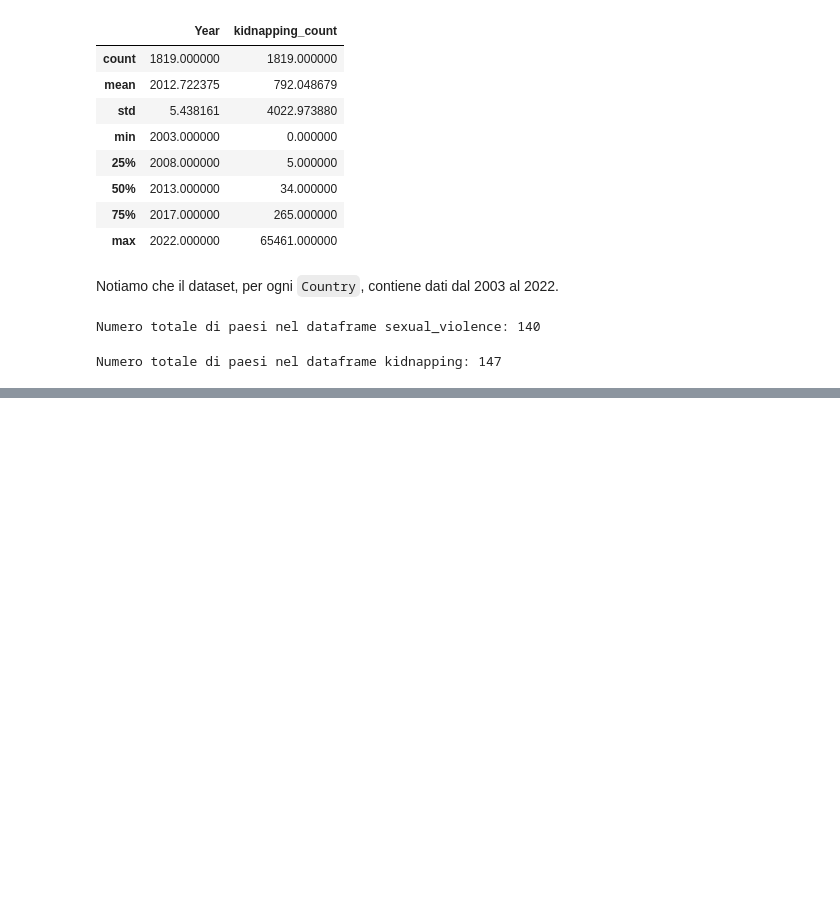
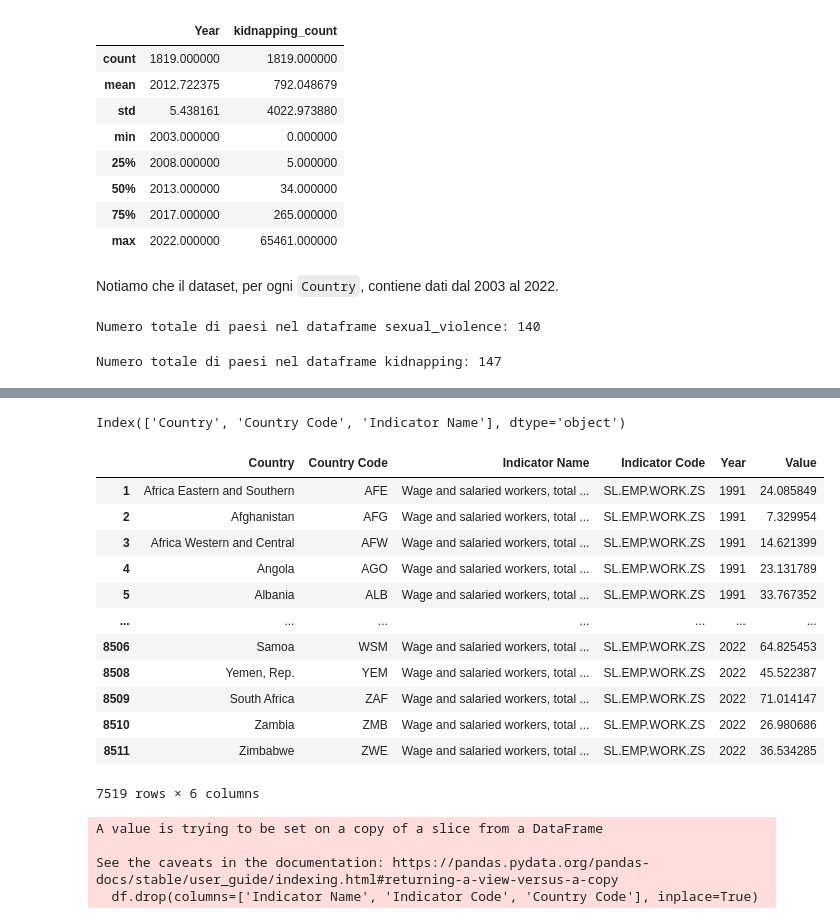
Before and after one commit to lozziopadredeivizzi/CrimeRatePredictor, a Jupyter notebook: crime_rate_prediction.ipynb, the cells around one changed output, grey strips where cells are left out. Saved outputs shown, nothing was run; the diff lists cells and outputs as text; code cells hidden in the pictures; blank space fills up the shorter version.

```diff
--- a/crime_rate_prediction.ipynb
+++ b/crime_rate_prediction.ipynb
@@ -620,3 +642,9 @@ Numero totale di paesi nel dataframe sexual_violence: 140
 print(f"Numero totale di paesi nel dataframe kidnapping: {kidnapping['Country'].unique().size}")
 # %% [output]
 Numero totale di paesi nel dataframe kidnapping: 147
+# %%
+file = "/API_SL.EMP.WORK.ZS_DS2_en_csv_v2_305657.csv"
+if not os.path.exists(file):
+    print("Missing dataset")
+else:
+  df = pd.read_csv(file, index_col=False, encoding='latin1')
@@ -622,0 +661,50 @@ Numero totale di paesi nel dataframe kidnapping: 147
+# %%
+df.fillna(0)
+df.rename(columns={'ï»¿"Country Name"':'Country'}, inplace=True)
+# %%
+columns = df.columns[:3]
+columns
+# %% [output]
+Index(['Country', 'Country Code', 'Indicator Name'], dtype='object')
+# %%
+columns_to_drop = [str(year) for year in range(1960, 1991)]
+
+# Filtrare le colonne da eliminare per includere solo quelle presenti nel DataFrame
+columns_to_drop = [col for col in columns_to_drop if col in df.columns]
+
+# Eliminare le colonne dal DataFrame
+df.drop(columns=columns_to_drop, inplace=True)
+# %%
+df.drop(columns=['Unnamed: 68'], inplace=True)
+# %%
+# Step 2: Utilizzare melt per trasformare le colonne degli anni in righe
+df_melted = pd.melt(df, id_vars=['Country', 'Country Code', 'Indicator Name', 'Indicator Code'],
+                    var_name='Year', value_name='Value')
+
+# Step 3: Convertire la colonna 'Year' in numerico
+df_melted['Year'] = pd.to_numeric(df_melted['Year'], errors='coerce')
+
+# Step 4: Filtrare le righe dove 'Value' è NaN
+df = df_melted.dropna(subset=['Value'])
+df
+# %% [output]
+|  | Country | Country Code | Indicator Name | Indicator Code | Year | Value |
+| 1 | Africa Eastern and Southern | AFE | Wage and salaried workers, total ... | SL.EMP.WORK.ZS | 1991 | 24.085849 |
+| 2 | Afghanistan | AFG | Wage and salaried workers, total ... | SL.EMP.WORK.ZS | 1991 | 7.329954 |
+| 3 | Africa Western and Central | AFW | Wage and salaried workers, total ... | SL.EMP.WORK.ZS | 1991 | 14.621399 |
+| 4 | Angola | AGO | Wage and salaried workers, total ... | SL.EMP.WORK.ZS | 1991 | 23.131789 |
+| 5 | Albania | ALB | Wage and salaried workers, total ... | SL.EMP.WORK.ZS | 1991 | 33.767352 |
+| ... | ... | ... | ... | ... | ... | ... |
+| 8506 | Samoa | WSM | Wage and salaried workers, total ... | SL.EMP.WORK.ZS | 2022 | 64.825453 |
+| 8508 | Yemen, Rep. | YEM | Wage and salaried workers, total ... | SL.EMP.WORK.ZS | 2022 | 45.522387 |
+| 8509 | South Africa | ZAF | Wage and salaried workers, total ... | SL.EMP.WORK.ZS | 2022 | 71.014147 |
+| 8510 | Zambia | ZMB | Wage and salaried workers, total ... | SL.EMP.WORK.ZS | 2022 | 26.980686 |
+| 8511 | Zimbabwe | ZWE | Wage and salaried workers, total ... | SL.EMP.WORK.ZS | 2022 | 36.534285 |
+7519 rows × 6 columns
+# %%
+df.drop(columns=['Indicator Name', 'Indicator Code', 'Country Code'], inplace=True)
+# %% [output]
+A value is trying to be set on a copy of a slice from a DataFrame
+
+See the caveats in the documentation: https://pandas.pydata.org/pandas-docs/stable/user_guide/indexing.html#returning-a-view-versus-a-copy
+  df.drop(columns=['Indicator Name', 'Indicator Code', 'Country Code'], inplace=True)
```
Also changed, not shown: parts of 38 cells of this notebook.
